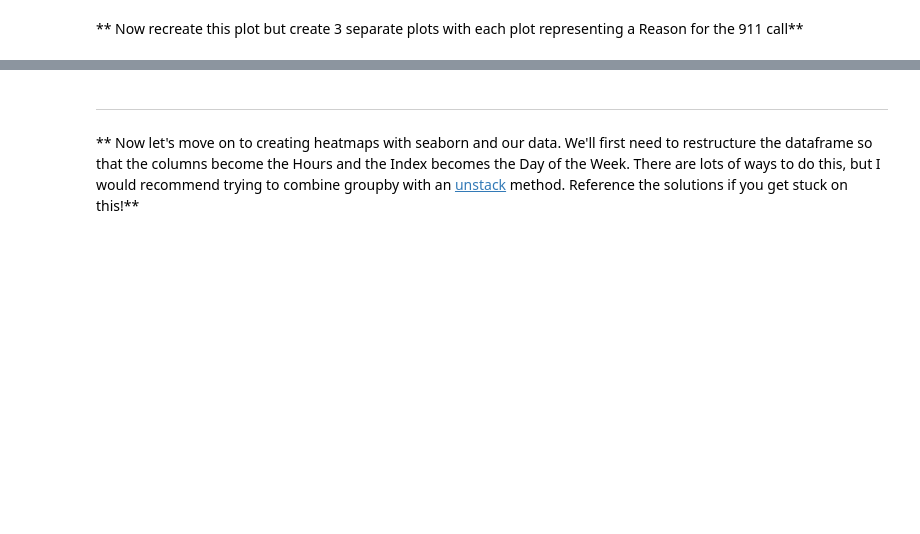
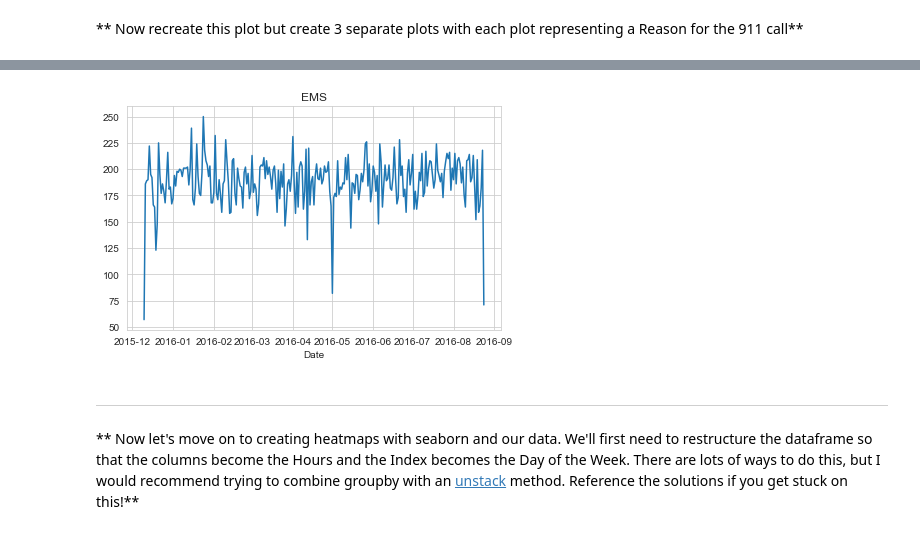
Before and after one commit to ChojdiMag/pandas, a Jupyter notebook: 911_Calls Data/01-911 Calls Data Capstone Project.ipynb, the cells around one changed output, grey strips where cells are left out. Cells and saved outputs as stored; diff of their text form; code cells hidden in the pictures; blank space fills up the shorter version.

```diff
--- a/911_Calls Data/01-911 Calls Data Capstone Project.ipynb
+++ b/911_Calls Data/01-911 Calls Data Capstone Project.ipynb
@@ -228,3 +233,9 @@ df['Date']=df['timeStamp'].apply(lambda t: t.date())
+# %%
+df[df['Reason'] == 'EMS'].groupby('Date').count()['lat'].plot()
+plt.title('EMS')
+plt.tight_layout()
+# %% [output]
+[figure, added]
 # %% [markdown]
 ____
 ** Now let's move on to creating  heatmaps with seaborn and our data. We'll first need to restructure the dataframe so that the columns become the Hours and the Index becomes the Day of the Week. There are lots of ways to do this, but I would recommend trying to combine groupby with an [unstack](http://pandas.pydata.org/pandas-docs/stable/generated/pandas.DataFrame.unstack.html) method. Reference the solutions if you get stuck on this!**
```
Also changed, not shown: parts of 19 cells of this notebook.
